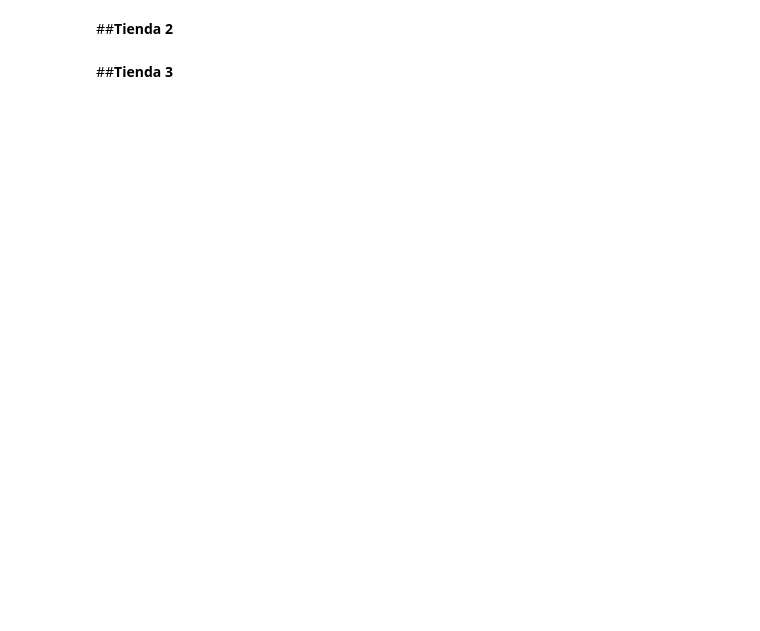
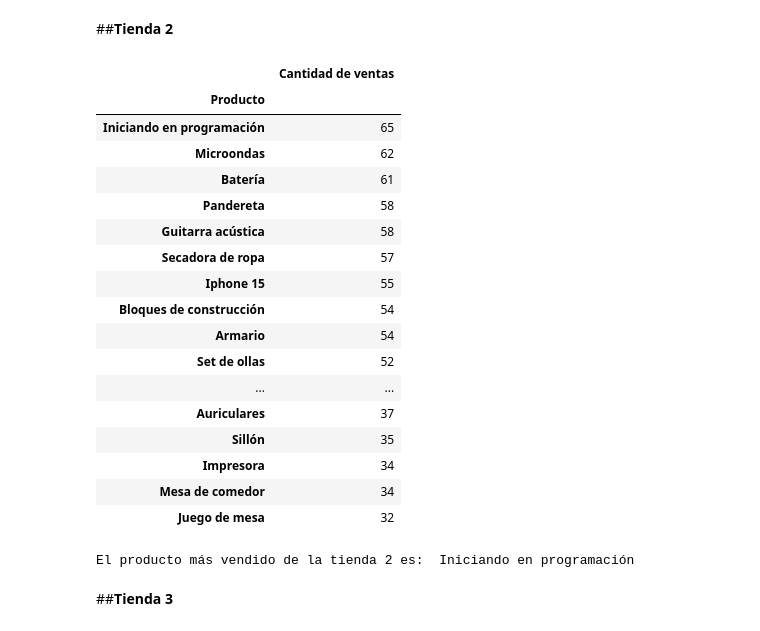
Before and after one commit to Fvargasv/Desafio-Alura-Store, a Jupyter notebook: AluraStoreLatam.ipynb, the cells around one changed output. Drawn from its saved outputs; the diff is of its cells as text; code cells hidden in the pictures; blank space fills up the shorter version.

```diff
--- a/AluraStoreLatam.ipynb
+++ b/AluraStoreLatam.ipynb
@@ -337,4 +363,30 @@ La calificación promedio de la tienda 4 es: 4.0
 # %% [markdown]
 ##**Tienda 2**
+# %%
+cant_productos2 = tienda2.groupby('Producto')[['Precio']].count().sort_values('Precio', ascending= False).rename(columns={'Precio':'Cantidad de ventas'})
+cant_productos2
+# %% [output]
+|  | Cantidad de ventas |
+| Producto |  |
+| Iniciando en programación | 65 |
+| Microondas | 62 |
+| Batería | 61 |
+| Pandereta | 58 |
+| Guitarra acústica | 58 |
+| Secadora de ropa | 57 |
+| Iphone 15 | 55 |
+| Bloques de construcción | 54 |
+| Armario | 54 |
+| Set de ollas | 52 |
+| ... | ... |
+| Auriculares | 37 |
+| Sillón | 35 |
+| Impresora | 34 |
+| Mesa de comedor | 34 |
+| Juego de mesa | 32 |
+# %%
+print(f'El producto más vendido de la tienda 2 es:  {cant_productos2.index[0]}')
+# %% [output]
+El producto más vendido de la tienda 2 es:  Iniciando en programación
 # %% [markdown]
 ##**Tienda 3**
```
Also changed, not shown: parts of 6 cells of this notebook.
